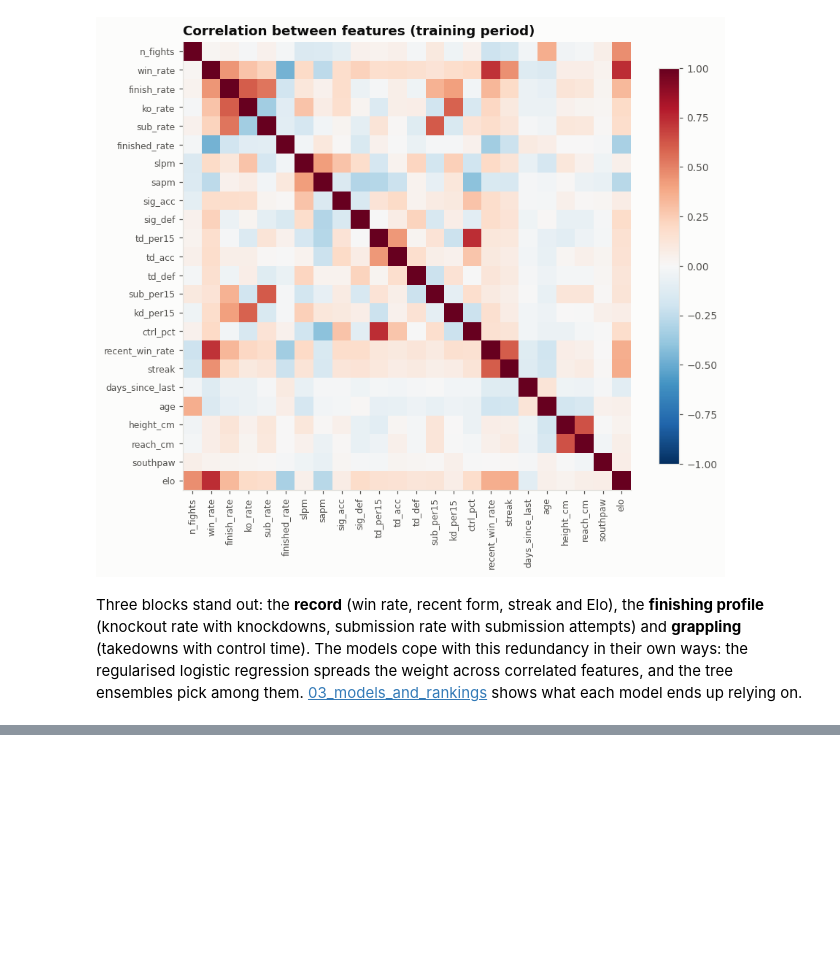
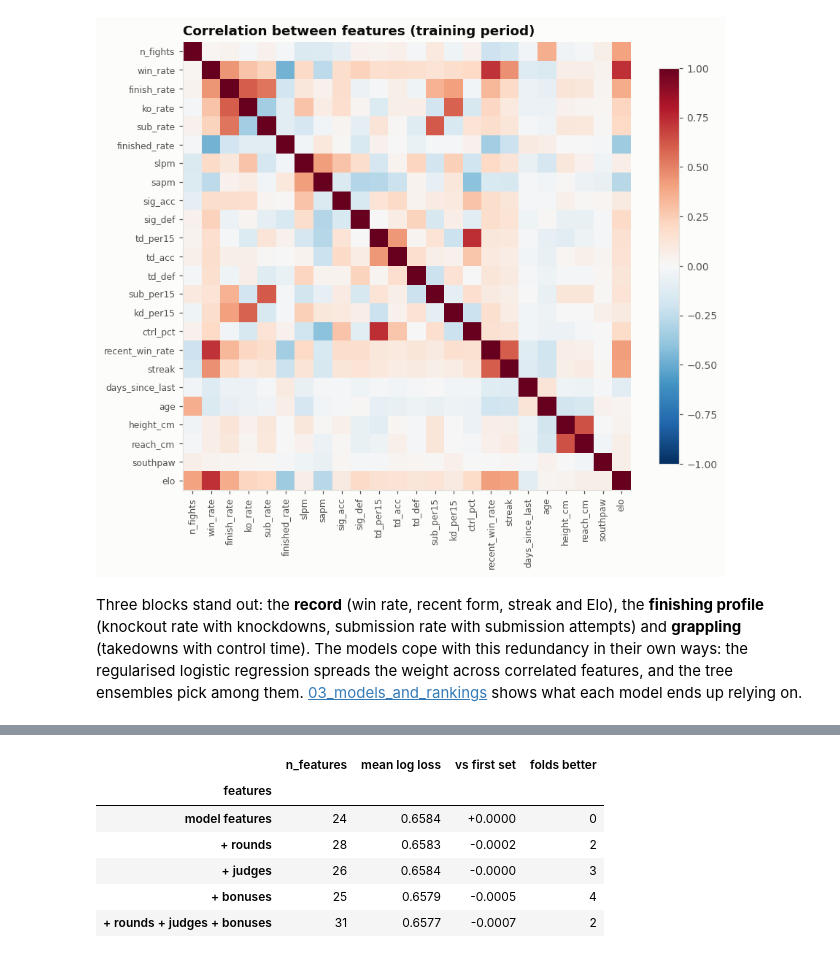
Before and after one commit to tnadiedjoa/Rating-UFC, a Jupyter notebook: notebooks/02_feature_engineering.ipynb, the cells around one changed output, grey strips where cells are left out. Cells and saved outputs as stored; diff of their text form; code cells hidden in the pictures; blank space fills up the shorter version.

```diff
--- a/notebooks/02_feature_engineering.ipynb
+++ b/notebooks/02_feature_engineering.ipynb
@@ -225,0 +270,15 @@ Three blocks stand out: the **record** (win rate, recent form, streak and Elo),
+# %%
+ablation = pd.read_csv(ABLATION_CSV, index_col='features')
+folds = [c for c in ablation.columns if c.startswith('fold')]
+table = ablation[['n_features', 'mean log loss', 'vs first set', 'folds better']].copy()
+table['mean log loss'] = table['mean log loss'].round(4)
+table['vs first set'] = table['vs first set'].map('{:+.4f}'.format)
+table
+# %% [output]
+|  | n_features | mean log loss | vs first set | folds better |
+| features |  |  |  |  |
+| model features | 24 | 0.6584 | +0.0000 | 0 |
+| + rounds | 28 | 0.6583 | -0.0002 | 2 |
+| + judges | 26 | 0.6584 | -0.0000 | 3 |
+| + bonuses | 25 | 0.6579 | -0.0005 | 4 |
+| + rounds + judges + bonuses | 31 | 0.6577 | -0.0007 | 2 |
```
Also changed, not shown: parts of 11 cells of this notebook, 36 other files.
